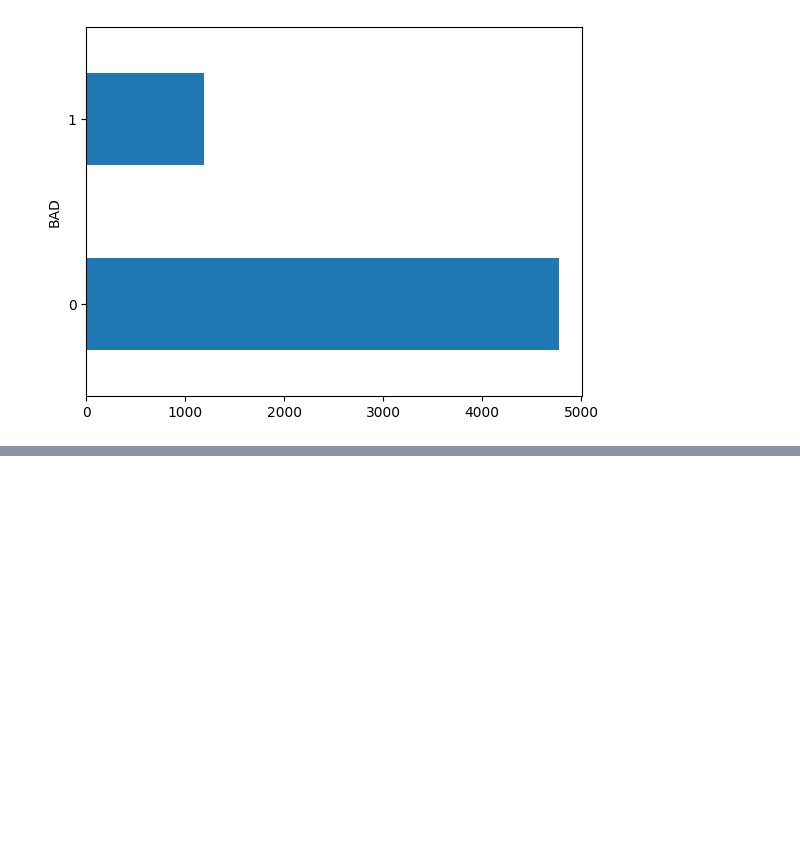
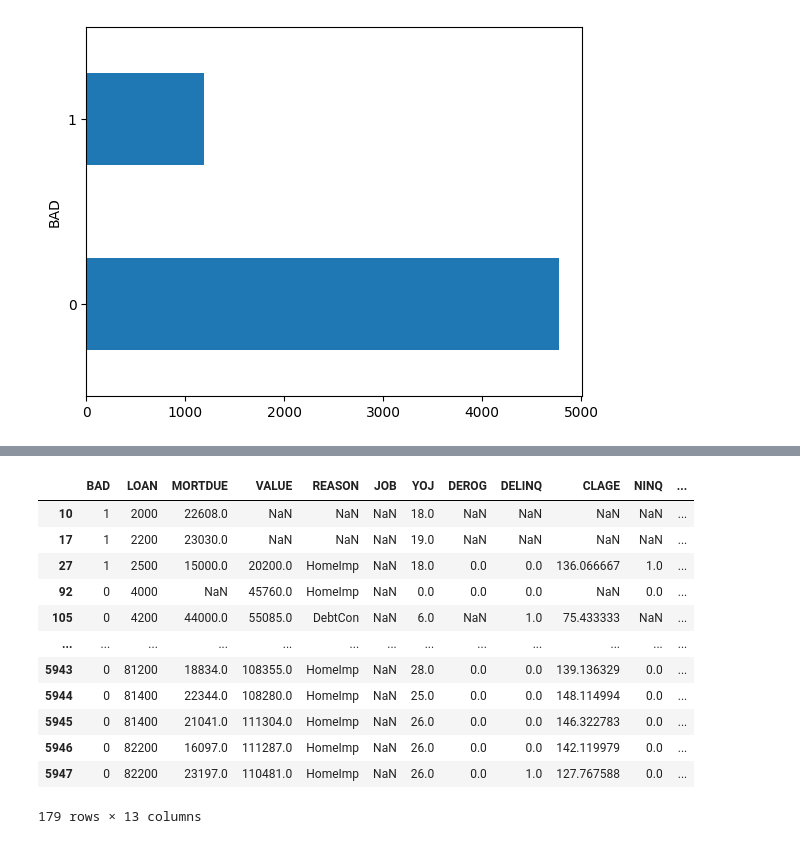
Before and after one commit to 4rn3/loan_default_prediction, a Jupyter notebook: data_analysis.ipynb, the cells around one changed output, grey strips where cells are left out. Drawn from its saved outputs; the diff is of its cells as text; code cells hidden in the pictures; blank space fills up the shorter version.

```diff
--- a/data_analysis.ipynb
+++ b/data_analysis.ipynb
@@ -178,0 +210,16 @@ Most loan prediction data is imbalanced and as to be expected this dataset is as
+# %%
+df[(df["JOB"].isnull()) & - (df["YOJ"].isnull())]
+# %% [output]
+|  | BAD | LOAN | MORTDUE | VALUE | REASON | JOB | YOJ | DEROG | DELINQ | CLAGE | NINQ | ... |
+| 10 | 1 | 2000 | 22608.0 | NaN | NaN | NaN | 18.0 | NaN | NaN | NaN | NaN | ... |
+| 17 | 1 | 2200 | 23030.0 | NaN | NaN | NaN | 19.0 | NaN | NaN | NaN | NaN | ... |
+| 27 | 1 | 2500 | 15000.0 | 20200.0 | HomeImp | NaN | 18.0 | 0.0 | 0.0 | 136.066667 | 1.0 | ... |
+| 92 | 0 | 4000 | NaN | 45760.0 | HomeImp | NaN | 0.0 | 0.0 | 0.0 | NaN | 0.0 | ... |
+| 105 | 0 | 4200 | 44000.0 | 55085.0 | DebtCon | NaN | 6.0 | NaN | 1.0 | 75.433333 | NaN | ... |
+| ... | ... | ... | ... | ... | ... | ... | ... | ... | ... | ... | ... | ... |
+| 5943 | 0 | 81200 | 18834.0 | 108355.0 | HomeImp | NaN | 28.0 | 0.0 | 0.0 | 139.136329 | 0.0 | ... |
+| 5944 | 0 | 81400 | 22344.0 | 108280.0 | HomeImp | NaN | 25.0 | 0.0 | 0.0 | 148.114994 | 0.0 | ... |
+| 5945 | 0 | 81400 | 21041.0 | 111304.0 | HomeImp | NaN | 26.0 | 0.0 | 0.0 | 146.322783 | 0.0 | ... |
+| 5946 | 0 | 82200 | 16097.0 | 111287.0 | HomeImp | NaN | 26.0 | 0.0 | 0.0 | 142.119979 | 0.0 | ... |
+| 5947 | 0 | 82200 | 23197.0 | 110481.0 | HomeImp | NaN | 26.0 | 0.0 | 1.0 | 127.767588 | 0.0 | ... |
+179 rows × 13 columns
```
Also changed, not shown: parts of 23 cells of this notebook, 1 other file.
